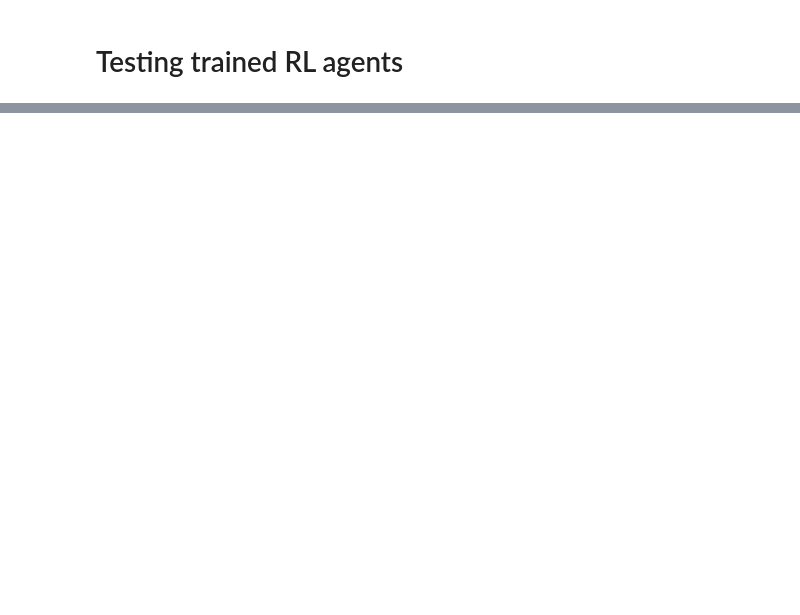
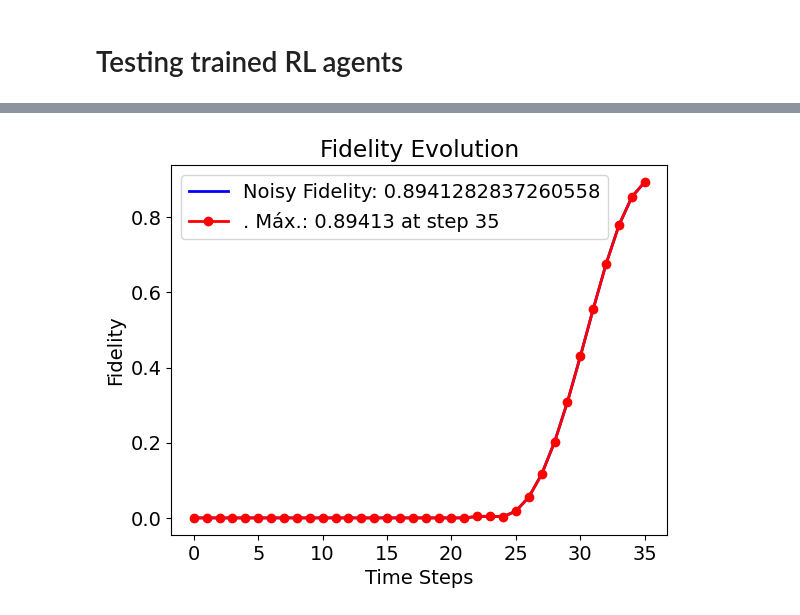
Before and after one commit to sofips/dynamic_control_for_QST, a Jupyter notebook: model_load.ipynb, the cells around one changed output, grey strips where cells are left out. Cells and saved outputs as stored; diff of their text form; code cells hidden in the pictures; blank space fills up the shorter version.

Commit message:
Loading trained models

```diff
--- a/model_load.ipynb
+++ b/model_load.ipynb
@@ -5,9 +16,11 @@ import tensorflow as tf
 import configparser
 import numpy as np
 import os
+print(tf.__version__)
+from drl_grams import *
 
 # Load the RL model from the directory
-directory = "drl_results/test3"
+directory = "drl_results/trial_5"
 # Find the config file in the directory
 
 for file in os.listdir(directory):
@@ -24,7 +37,7 @@ current_directory = os.getcwd()
 os.system(f"cp {directory}/{config_file} {current_directory}")
 
 
-checkpoint_prefix = directory+'/best_model/model.ckpt'
+checkpoint_prefix = directory+'/final_model/model.ckpt'
 
 # Load the model from the checkpoint
 with tf.compat.v1.Session() as sess:
@@ -119,7 +94,7 @@ with tf.compat.v1.Session() as sess:
     # Restore the graph structure and weights again
     saver.restore(sess, checkpoint_prefix)
 
-    number_of_episodes = 500
+    number_of_episodes = 100
     lth = config.getint(
             "system_parameters", "max_t_steps"
         )
@@ -141,10 +116,6 @@ with tf.compat.v1.Session() as sess:
         # Generate a complex normalized vector of 16 components
         observation = env.reset()
 
-        print(observation)
-
-
-
         newaction = []
         Q = 0
         fid_max = 0
@@ -157,9 +128,11 @@ with tf.compat.v1.Session() as sess:
             predicted_action = np.argmax(predicted_action)
             newaction.append(predicted_action)
 
-            observation_, reward, done, fidelity = env.noisy_step(predicted_action)
-            print("reward: ", reward , " fidelity: ", fidelity)
+            observation_, reward, done, fidelity = env.noisy_step(predicted_action,0.25,0.5)
+            #fidelity = np.sqrt(observation_[-1]**2+observation_[-2]**2)  # Calculate fidelity from the last two components of the observation
+            #print("reward: ", reward , " fidelity: ", fidelity)
             Q += reward  # total reward
+
 
             # Save max. fidelity value
             if fidelity > fid_max:
@@ -260,0 +220,62 @@ re
+# %%
+env = State()  # environment
+env2 = State()  # environment
+
+
+with tf.compat.v1.Session() as sess:
+    # Restore the graph structure and weights again
+    saver.restore(sess, checkpoint_prefix)
+
+    lth = config.getint(
+            "system_parameters", "max_t_steps"
+        )
+    number_of_episodes = 10
+
+
+    # actionspace = []  # store successful actions
+    # Qvalue = []  # total reward
+    # fid_max_vector = []  # max. fidelity in each episode
+    # t_fid_max_vector = []  # time of max. fidelity
+    # fid_end_vector = []  # final fidelity
+    # t_end_vector = []  # time of final fidelity
+    # success_action_sequences = []  # store successful success_action_seq
+
+    for episode in range(number_of_episodes):
+
+        env2 = State()  # environment
+
+        # Generate a complex normalized vector of 16 components
+        noisy_observation = env2.reset()
+
+        ideal_evolution = [0]
+        noisy_evolution = [0]
+
+        newaction = []
+
+        for i in range(lth):  # episode maximum length
+            # Use the loaded model to predict the action
+            # Correct the shape of the observation before feeding it to the model
+            predicted_action = sess.run(output_tensor, feed_dict={input_tensor: np.expand_dims(noisy_observation, axis=0)})
+            predicted_action = np.argmax(predicted_action)
+            newaction.append(predicted_action)
+
+            noisy_observation_, noisy_reward, noisy_done, noisy_fidelity2 = env2.noisy_step(predicted_action)
+
+            noisy_fidelity = noisy_observation_[13]**2 + noisy_observation_[12]**2
+
+            noisy_observation = noisy_observation_
+            noisy_evolution.append(noisy_fidelity)
+
+
+
+        plt.plot(noisy_evolution, label = 'Noisy Fidelity: {}'.format(np.max(noisy_evolution)))
+        plot_single_sequence(newaction,7,0.15,100, actions='oaps')
+        plt.xlabel('Time Steps')
+        plt.ylabel('Fidelity')
+        plt.title('Fidelity Evolution')
+        plt.legend()
+        plt.show()
+
+
+    print("Mean of fid_max_vector:", np.mean(fid_max_vector))
+# %% [output]
@@ -260,0 +283 @@ re
+[figure, added]
```
Also changed, not shown: parts of 10 cells of this notebook.
